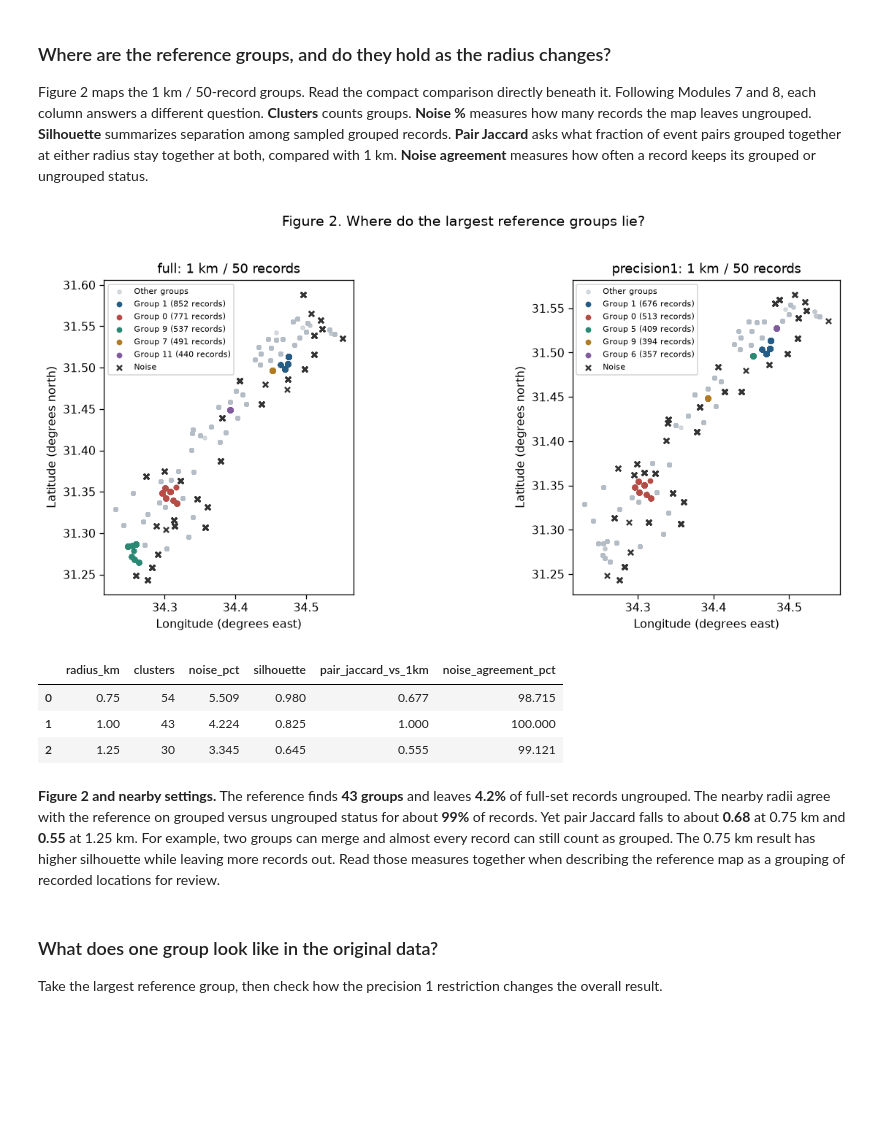
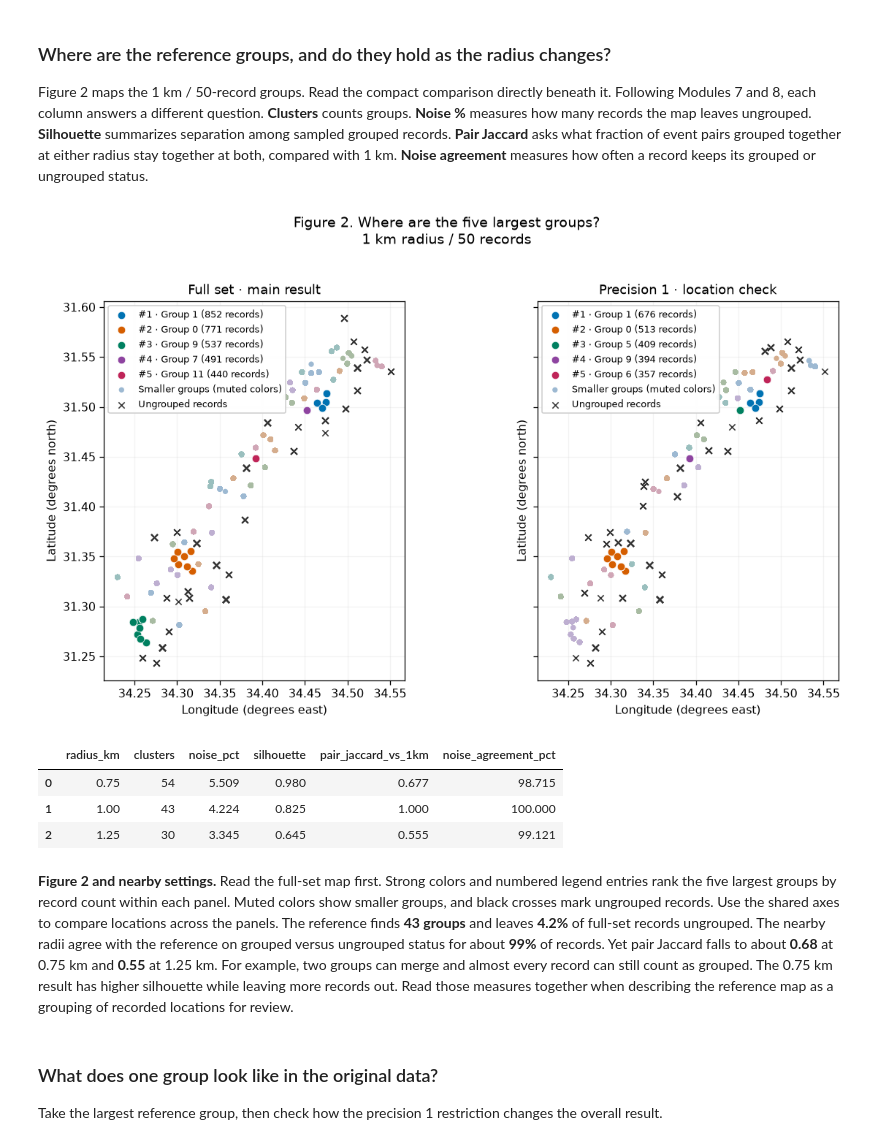
Before and after one commit to apaolol/DMA-PIT, a Jupyter notebook: DMA_Phase4_Modeling.ipynb, the cells around one changed output. Drawn from its saved outputs; the diff is of its cells as text; code cells hidden in the pictures; blank space fills up the shorter version.

Commit message:
better plot

```diff
--- a/DMA_Phase4_Modeling.ipynb
+++ b/DMA_Phase4_Modeling.ipynb
@@ -390,19 +400,42 @@ Table 10: Documentary entry records
 ### Where are the reference groups, and do they hold as the radius changes?
 Figure 2 maps the 1 km / 50-record groups. Read the compact comparison directly beneath it. Following Modules 7 and 8, each column answers a different question. **Clusters** counts groups. **Noise %** measures how many records the map leaves ungrouped. **Silhouette** summarizes separation among sampled grouped records. **Pair Jaccard** asks what fraction of event pairs grouped together at either radius stay together at both, compared with 1 km. **Noise agreement** measures how often a record keeps its grouped or ungrouped status.
 # %%
-fig,axes=plt.subplots(1,2,figsize=(12,5))
-for ax,(pop,d) in zip(axes,populations.items()):
-    d=d.copy();d['cluster']=assignments[(pop,1.,50)].to_numpy()
-    top=profiles.loc[profiles.population.eq(pop)].head(5).cluster.tolist()
-    other=d.loc[~d.cluster.isin(top)&d.cluster.ge(0)];ax.scatter(other.longitude,other.latitude,c='#b4bdc5',s=10,alpha=.5,label='Other groups')
-    for color,label in zip(['#245c85','#b54c45','#2a8973','#b17b26','#825b9e'],top):
-        g=d.loc[d.cluster.eq(label)];ax.scatter(g.longitude,g.latitude,s=15,color=color,label=f'Group {label} ({len(g)} records)')
-    noise=d.loc[d.cluster.lt(0)];ax.scatter(noise.longitude,noise.latitude,s=20,marker='x',c='#333333',label='Noise')
-    ax.set(title=f'{pop}: 1 km / 50 records',xlabel='Longitude (degrees east)',ylabel='Latitude (degrees north)');ax.set_aspect(1/np.cos(np.radians(31.4)));ax.legend(fontsize=7,loc='best')
-fig.suptitle('Figure 2. Where do the largest reference groups lie?',y=1.02)
+fig, axes = plt.subplots(1, 2, figsize=(11, 6), sharex=True, sharey=True)
+highlight_colors = ['#0072B2', '#D55E00', '#008060', '#8E44A0', '#BF2458']
+muted_colors = ['#9DB9D2', '#D5AD8D', '#A8BBA2', '#BEAFD1', '#D0A6B6', '#9ABFBE']
+panel_titles = {'full': 'Full set · main result', 'precision1': 'Precision 1 · location check'}
+
+for ax, (population, events) in zip(axes, populations.items()):
+    locations = events.assign(cluster=assignments[(population, 1., 50)].to_numpy())
+    top = profiles.loc[profiles.population.eq(population)].head(5)
+
+    for rank, (color, group) in enumerate(zip(highlight_colors, top.itertuples()), start=1):
+        points = locations.loc[locations.cluster.eq(group.cluster)]
+        ax.scatter(points.longitude, points.latitude, s=44, color=color,
+                   edgecolors='white', linewidths=.45, zorder=3,
+                   label=f'#{rank} · Group {group.cluster} ({group.records:,} records)')
+
+    smaller = locations.loc[locations.cluster.ge(0) & ~locations.cluster.isin(top.cluster)]
+    small_colors = {
+        group: muted_colors[i % len(muted_colors)]
+        for i, group in enumerate(sorted(smaller.cluster.unique()))
+    }
+    ax.scatter(smaller.longitude, smaller.latitude, s=21, c=smaller.cluster.map(small_colors),
+               edgecolors='none', label='Smaller groups (muted colors)', zorder=2)
+
+    noise = locations.loc[locations.cluster.lt(0)]
+    ax.scatter(noise.longitude, noise.latitude, s=27, marker='x', c='#343434',
+               linewidths=1, label='Ungrouped records', zorder=4)
+    ax.set(title=panel_titles[population], xlabel='Longitude (degrees east)',
+           ylabel='Latitude (degrees north)')
+    ax.set_aspect(1 / np.cos(np.radians(31.4)))
+    ax.grid(alpha=.15)
+    ax.legend(fontsize=8, loc='upper left', framealpha=.95)
+
+fig.suptitle('Figure 2. Where are the five largest groups?\n1 km radius / 50 records', y=1.02)
 figure(fig,'Figure_2_reference_map')
 # %% [output]
-[figure, old version]
+[figure, new version]
 # %%
 nearby = spatial_eval.loc[
     spatial_eval.population.eq('full') & spatial_eval.min_samples.eq(50)
@@ -425,7 +458,7 @@ display(nearby.round(3).reset_index(drop=True))
 | 1 | 1.00 | 43 | 4.224 | 0.825 | 1.000 | 100.000 |
 | 2 | 1.25 | 30 | 3.345 | 0.645 | 0.555 | 99.121 |
 # %% [markdown]
-**Figure 2 and nearby settings.** The reference finds **43 groups** and leaves **4.2%** of full-set records ungrouped. The nearby radii agree with the reference on grouped versus ungrouped status for about **99%** of records. Yet pair Jaccard falls to about **0.68** at 0.75 km and **0.55** at 1.25 km. For example, two groups can merge and almost every record can still count as grouped. The 0.75 km result has higher silhouette while leaving more records out. Read those measures together when describing the reference map as a grouping of recorded locations for review.
+**Figure 2 and nearby settings.** Read the full-set map first. Strong colors and numbered legend entries rank the five largest groups by record count within each panel. Muted colors show smaller groups, and black crosses mark ungrouped records. Use the shared axes to compare locations across the panels. The reference finds **43 groups** and leaves **4.2%** of full-set records ungrouped. The nearby radii agree with the reference on grouped versus ungrouped status for about **99%** of records. Yet pair Jaccard falls to about **0.68** at 0.75 km and **0.55** at 1.25 km. For example, two groups can merge and almost every record can still count as grouped. The 0.75 km result has higher silhouette while leaving more records out. Read those measures together when describing the reference map as a grouping of recorded locations for review.
 # %% [markdown]
 ### What does one group look like in the original data?
 Take the largest reference group, then check how the precision 1 restriction changes the overall result.
```
Also changed, not shown: parts of 4 cells of this notebook, 1 other file.
